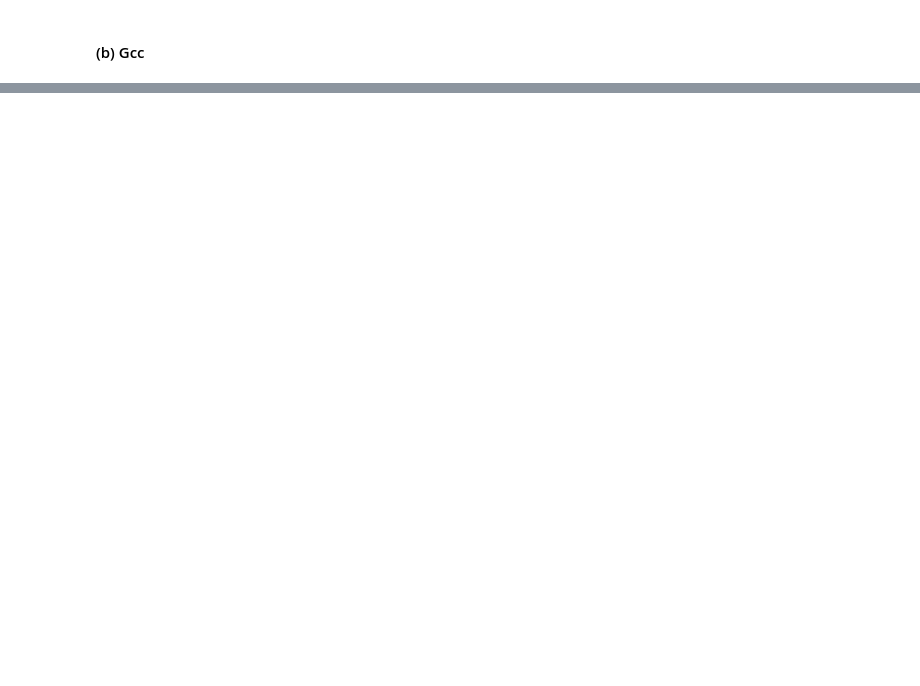
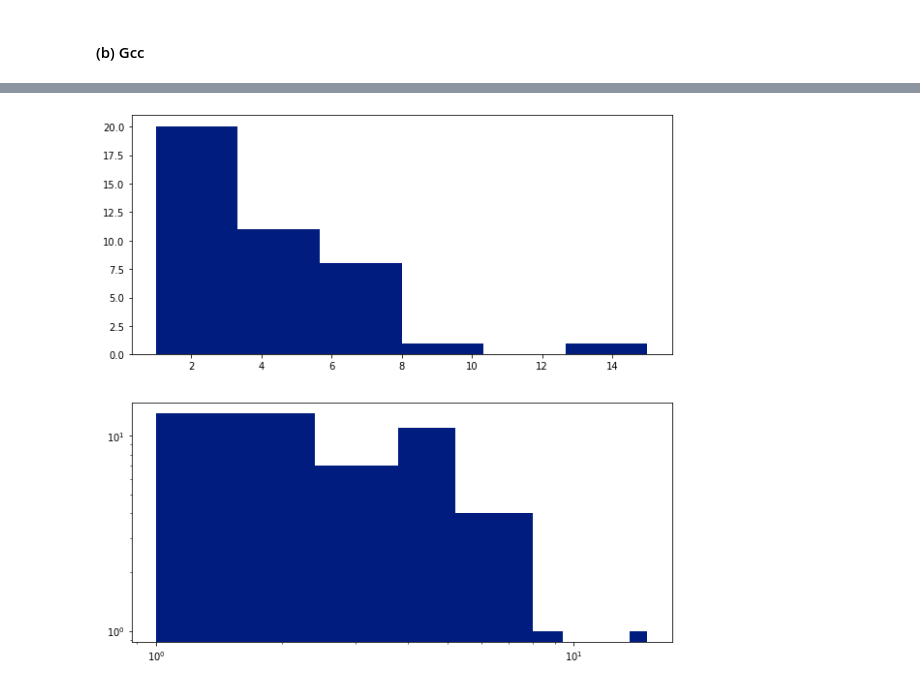
Before and after one commit to nicolasvazquez95/RedesComplejas_famaf, a Jupyter notebook: soluciones/tp1.ipynb, the cells around one changed output, grey strips where cells are left out. Saved outputs shown, nothing was run; the diff lists cells and outputs as text; code cells hidden in the pictures; blank space fills up the shorter version.

```diff
--- a/soluciones/tp1.ipynb
+++ b/soluciones/tp1.ipynb
@@ -72,0 +132,9 @@ giant
+# %%
+fig,axs = plt.subplots(2,1,figsize=(10,10))
+
+axs[0].hist(df['Degree'],bins=6)
+axs[1].hist(df['Degree'],bins=10)
+axs[1].set_yscale('log')
+axs[1].set_xscale('log')
+# %% [output]
+[figure, added]
```
Also changed, not shown: parts of 18 cells of this notebook.
